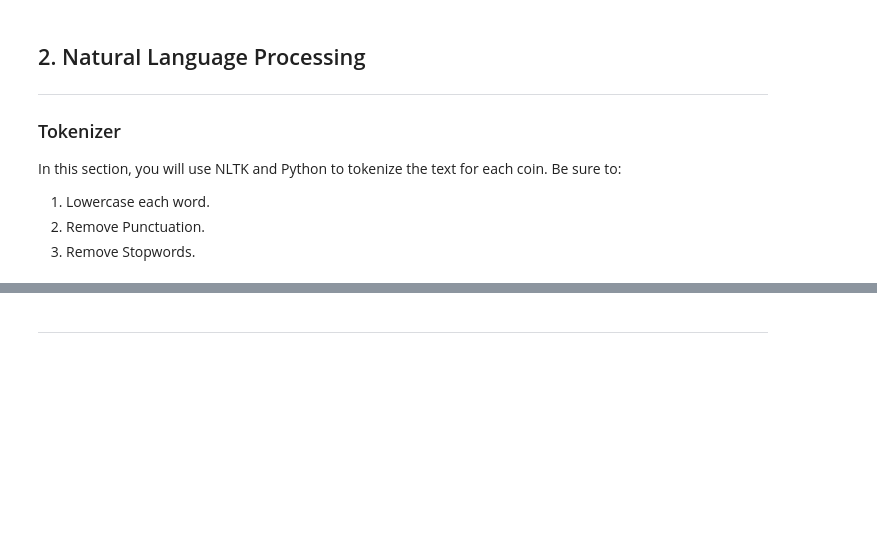
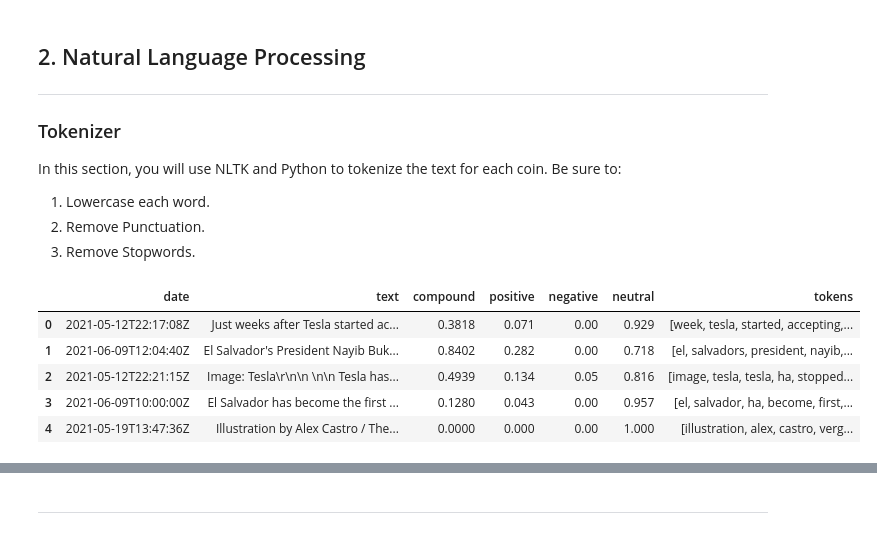
Before and after one commit to illyanyc/cu_fintech_assignments, a Jupyter notebook: 12_nlp/crypto_sentiment.ipynb, the cells around one changed output, grey strips where cells are left out. Drawn from its saved outputs; the diff is of its cells as text; code cells hidden in the pictures; blank space fills up the shorter version.

Commit message:
completed sentiment analysis and natural language processing

```diff
--- a/12_nlp/crypto_sentiment.ipynb
+++ b/12_nlp/crypto_sentiment.ipynb
@@ -46,0 +40,13 @@ analyzer = SentimentIntensityAnalyzer()
+# %%
+# Fetch the Bitcoin news articles
+pages = 5
+btc_news = []
+
+# Get 5 pages of articles (100 articles)
+for i in list(range(1,pages+1)):
+    articles = newsapi.get_everything(q='bitcoin', language='en', page=i)['articles']
+    btc_news.append(articles)
+
+btc_corpus = [y for x in btc_news for y in x]
+
+print(f"Total articles about Bitcoin: {len(btc_corpus)}")
@@ -46,0 +55,13 @@ analyzer = SentimentIntensityAnalyzer()
+# %%
+# Fetch the Bitcoin news articles
+pages = 5
+eth_news = []
+
+# Get 5 pages of articles (100 articles)
+for i in list(range(1,pages+1)):
+    articles = newsapi.get_everything(q='ethereum', language='en', page=i)['articles']
+    eth_news.append(articles)
+
+eth_corpus = [y for x in eth_news for y in x]
+
+print(f"Total articles about Ethereum: {len(eth_corpus)}")
@@ -113,6 +238,14 @@ def tokenizer(text):
     return tokens
 # %%
 # Create a new tokens column for Bitcoin
-# YOUR CODE HERE!
+btc_df['tokens'] = [tokenizer(text) for text in btc_df['text']]
+btc_df.head()
+# %% [output]
+|  | date | text | compound | positive | negative | neutral | tokens |
+| 0 | 2021-05-12T22:17:08Z | Just weeks after Tesla started ac... | 0.3818 | 0.071 | 0.00 | 0.929 | [week, tesla, started, accepting,... |
+| 1 | 2021-06-09T12:04:40Z | El Salvador's President Nayib Buk... | 0.8402 | 0.282 | 0.00 | 0.718 | [el, salvadors, president, nayib,... |
+| 2 | 2021-05-12T22:21:15Z | Image: Tesla\r\n\n \n\n Tesla has... | 0.4939 | 0.134 | 0.05 | 0.816 | [image, tesla, tesla, ha, stopped... |
+| 3 | 2021-06-09T10:00:00Z | El Salvador has become the first ... | 0.1280 | 0.043 | 0.00 | 0.957 | [el, salvador, ha, become, first,... |
+| 4 | 2021-05-19T13:47:36Z | Illustration by Alex Castro / The... | 0.0000 | 0.000 | 0.00 | 1.000 | [illustration, alex, castro, verg... |
 # %%
 # Create a new tokens column for Ethereum
```
Also changed, not shown: parts of 30 cells of this notebook, 6 other files.
